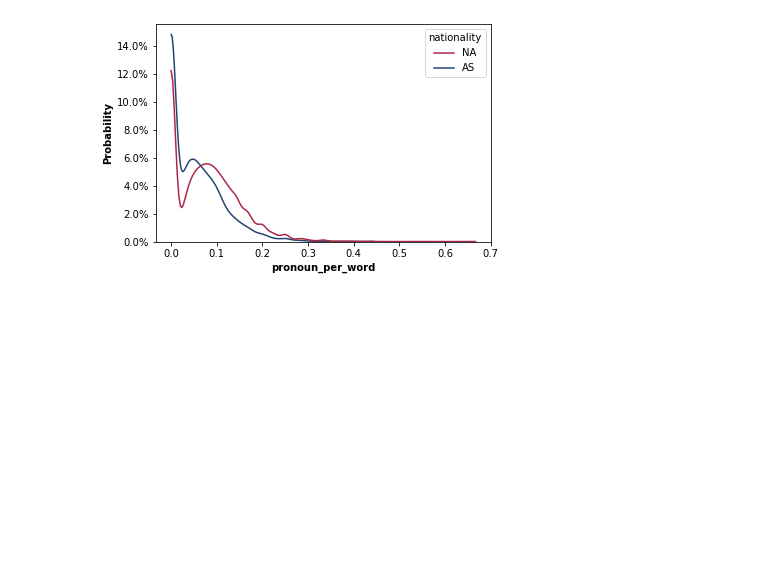
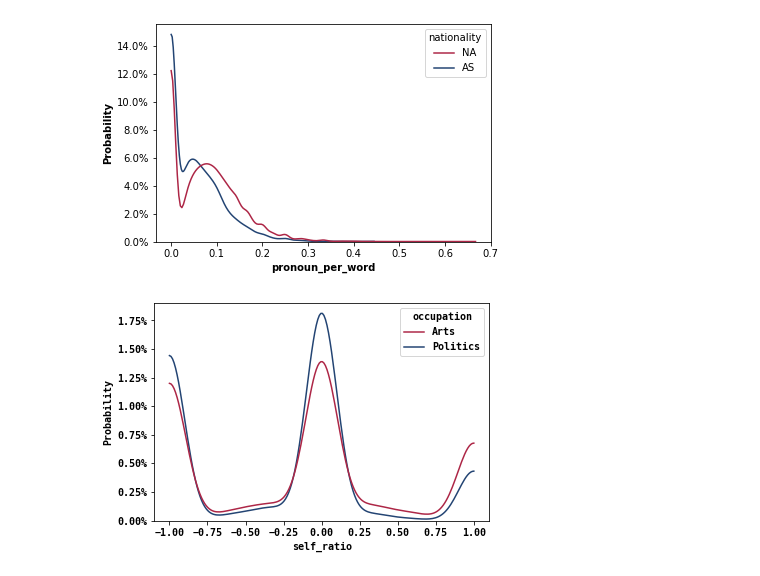
Before and after one commit to epfl-ada/ada-2021-project-r-o-c-k, a Jupyter notebook: feature_exploration.ipynb, the cells around one changed output. Cells and saved outputs as stored; diff of their text form; code cells hidden in the pictures; blank space fills up the shorter version.

```diff
--- a/feature_exploration.ipynb
+++ b/feature_exploration.ipynb
@@ -473,3 +486,7 @@ plot_distribution(df, 'pronoun_per_word', 'gender', binwidth=0.01, include_only=
 plot_distribution(df, 'pronoun_per_word', 'nationality', binwidth=0.01, include_only=['AS', 'NA'])
 # %% [output]
 [figure]
+# %%
+plot_distribution(df, 'self_ratio', 'occupation', binwidth=0.01, include_only=['Arts', 'Politics'])
+# %% [output]
+[figure, added]
```
Also changed, not shown: parts of 3 cells of this notebook, 2 other files.
